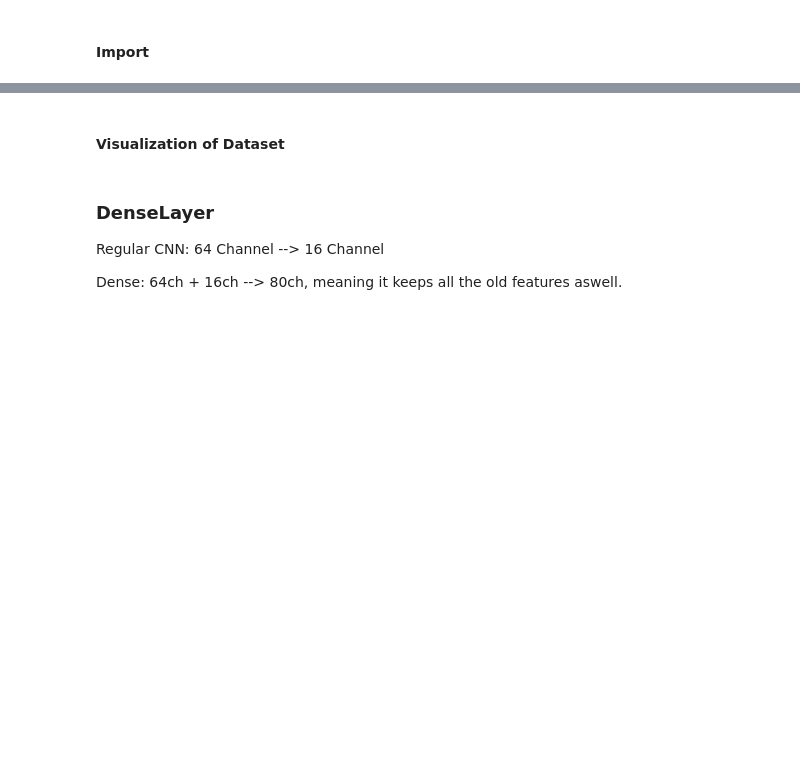
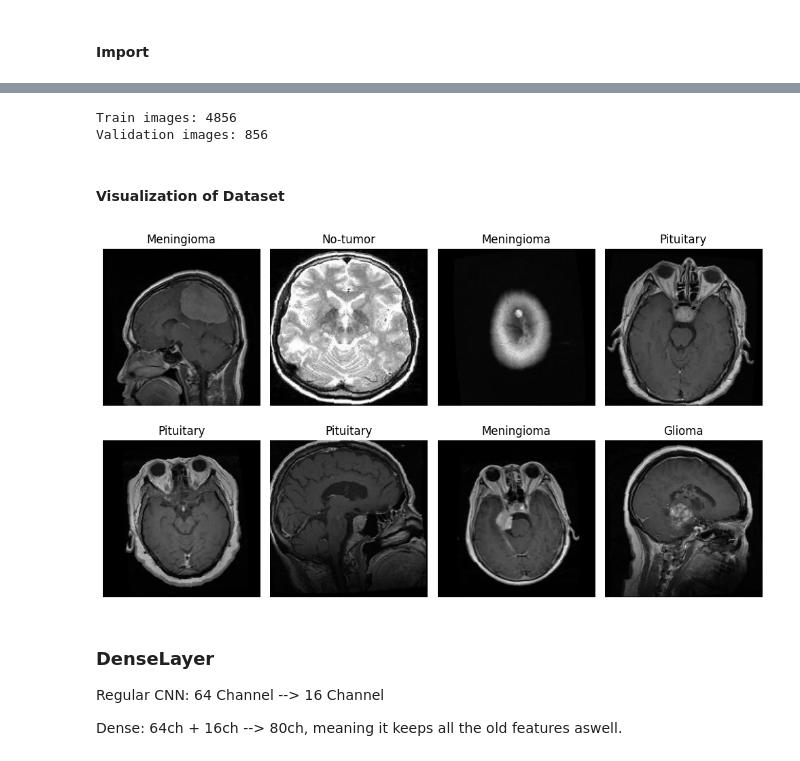
Before and after one commit to Davalav/brain-tumor-detection, a Jupyter notebook: main.ipynb, the cells around one changed output, grey strips where cells are left out. Cells and saved outputs as stored; diff of their text form; code cells hidden in the pictures; blank space fills up the shorter version.

```diff
--- a/main.ipynb
+++ b/main.ipynb
@@ -9,5 +61,63 @@ import torch.nn as nn
+# %%
+val_size = int(len(train_full) * 0.15)
+train_size = len(train_full) - val_size
+
+generator = torch.Generator().manual_seed(42)
+indices = torch.randperm(len(train_full), generator=generator)
+
+train_indices = indices[:train_size]
+val_indices = indices[train_size:]
+
+train_dataset = Subset(train_full, train_indices)
+val_dataset = Subset(val_full, val_indices)
+
+print("Train images:", len(train_dataset))
+print("Validation images:", len(val_dataset))
+# %% [output]
+Train images: 4856
+Validation images: 856
+# %%
+train_loader = DataLoader(
+    train_dataset,
+    batch_size=BATCH_SIZE,
+    shuffle=True,
+    num_workers=0
+)
+
+val_loader = DataLoader(
+    val_dataset,
+    batch_size=BATCH_SIZE,
+    shuffle=False,
+    num_workers=0
+)
 # %% [markdown]
 #### Visualization of Dataset
+# %%
+# Visa några bilder från batchen
+images, labels = next(iter(train_loader))
+
+plt.figure(figsize=(10, 6))
+
+for i in range(8):
+    img = images[i].permute(1, 2, 0)
+
+    # undo Normalize ungefärligt för visualisering
+    mean = torch.tensor([0.485, 0.456, 0.406])
+    std = torch.tensor([0.229, 0.224, 0.225])
+    img = img * std + mean
+    img = img.clamp(0, 1)
+
+    label = labels[i].item()
+
+    plt.subplot(2, 4, i + 1)
+    plt.imshow(img)
+    plt.title(class_names[label])
+    plt.axis("off")
+
+plt.tight_layout()
+plt.show()
+# %% [output]
+[figure, added]
 # %% [markdown]
 ### DenseLayer
 Regular CNN: 64 Channel --> 16 Channel
```
Also changed, not shown: parts of 4 cells of this notebook.
